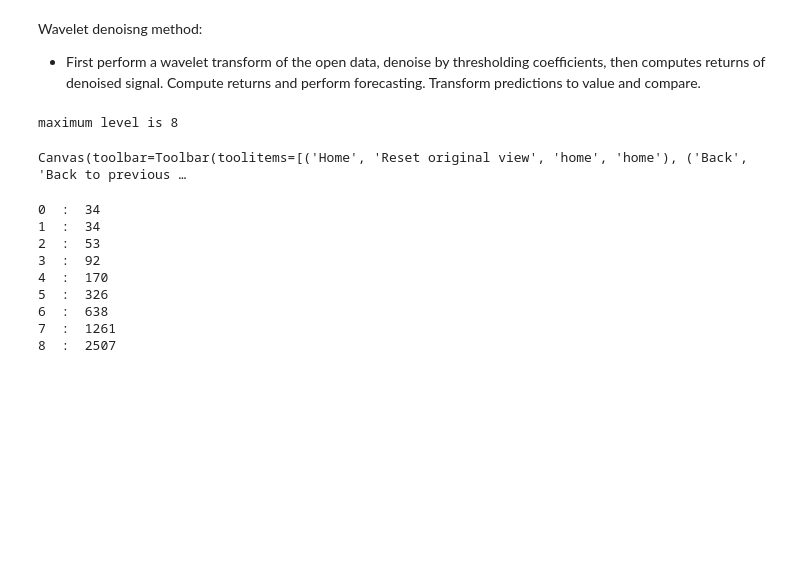
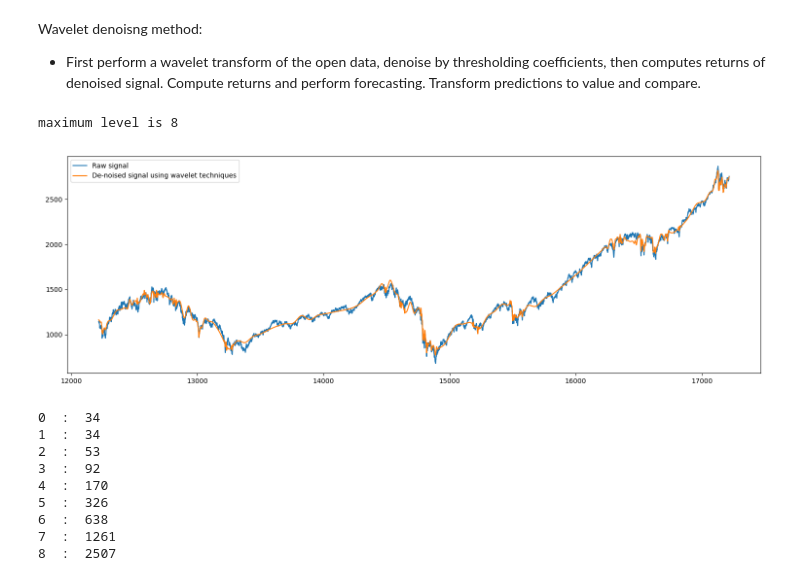
Before and after one commit to tristanmckechnie/tristan_meng_data_science, a Jupyter notebook: 1d_time_series_prediction_class.ipynb, the cells around one changed output. Saved outputs shown, nothing was run; the diff lists cells and outputs as text; code cells hidden in the pictures; blank space fills up the shorter version.

```diff
--- a/1d_time_series_prediction_class.ipynb
+++ b/1d_time_series_prediction_class.ipynb
@@ -982,37 +985,37 @@ index = sp_500['Open'][-5000:].index
 w = pywt.Wavelet('sym8') # sym family look good too sym8, this is where you should change the wavelet type, haar wavelet is simply 'haar'
 maxlev = pywt.dwt_max_level(len(data), w.dec_len)
 print("maximum level is " + str(maxlev))
-threshold = 0.8 # Threshold for filtering coefficients as part of denoising, the higher this value the more coefficients you set to zero, ie more of the original signal you truncate away / denoise
+threshold = 0.5 # Threshold for filtering coefficients as part of denoising, the higher this value the more coefficients you set to zero, ie more of the original signal you truncate away / denoise
 
 # Decompose into wavelet components, to the level selected:
-coeffs = pywt.wavedec(data, w, level=4)
+coeffs = pywt.wavedec(data, w, level=maxlev)
 
 # Threshold the wavelet coefficients, thereby removing noise
 
 # plt.figure(figsize=(8,15))
 for i in range(1, len(coeffs)):
     # plt.subplot(maxlev, 1, i)
     # plt.plot(coeffs[i],label='Original coefficients')
     coeffs[i] = pywt.threshold(coeffs[i], threshold*max(coeffs[i]),mode='hard')
     # plt.plot(coeffs[i],label='Thresholded coefficients')
     # plt.ylabel('Scale: '+str(maxlev-i+1))
     # plt.legend()
     plt.tight_layout()
 
 # inverse transform coefficient to reconstruct time series signal, minus noise
 datarec = pywt.waverec(coeffs, w)
 
 plt.figure(figsize=(15,5))
 plt.plot(index, data,label='Raw signal')
 plt.plot(index, datarec,label="De-noised signal using wavelet techniques")
 plt.legend()
 plt.tight_layout()
 plt.show()
 
 # Distance measures between true signal and denoised
 # %% [output]
 maximum level is 8
-Canvas(toolbar=Toolbar(toolitems=[('Home', 'Reset original view', 'home', 'home'), ('Back', 'Back to previous …
+[figure, added]
 # %%
 coeffs = pywt.wavedec(data, w, level=maxlev)
 coeffs_array = np.array(coeffs)
```
Also changed, not shown: parts of 1 cell of this notebook, 9 other files.
